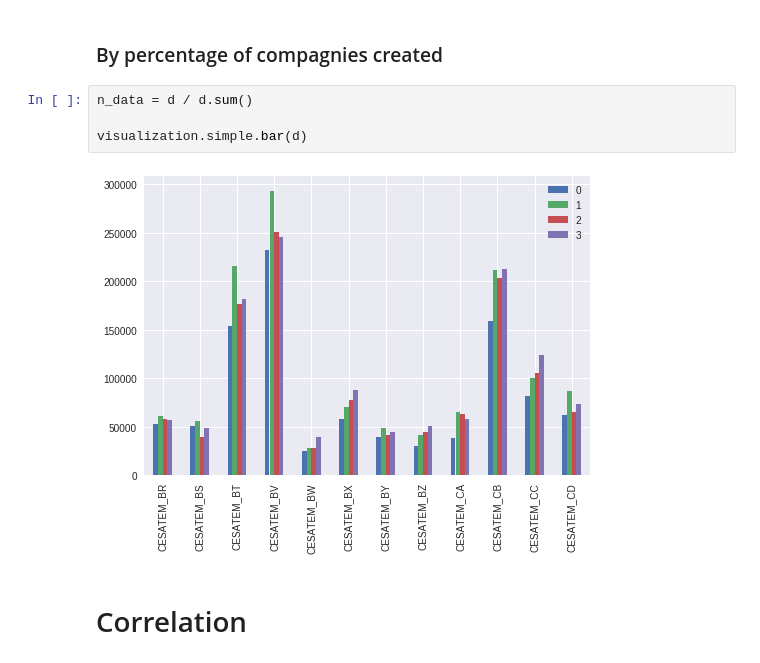
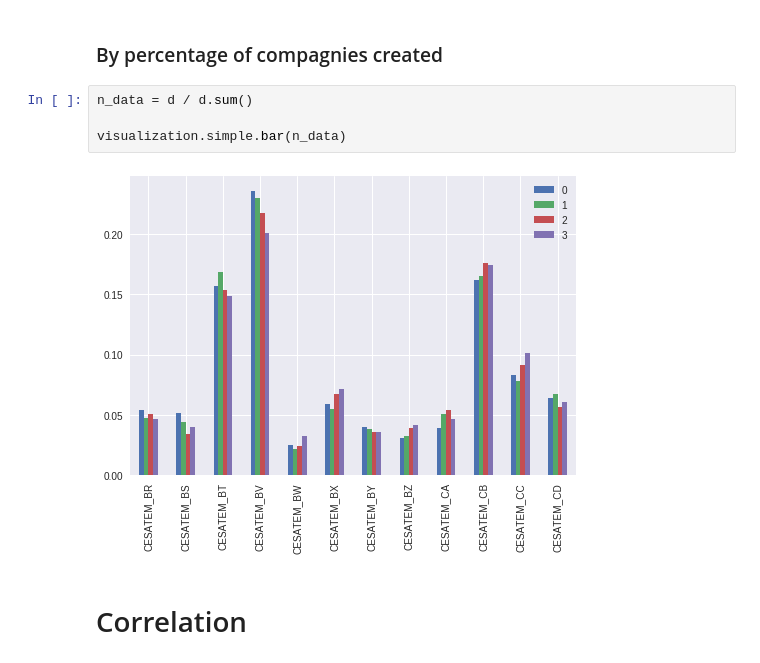
Before and after one commit to sebwdz/JobAnalysis, a Jupyter notebook: notebooks/CESATEM_descriptive_analysis.ipynb, the cells around one changed output. Saved outputs shown, nothing was run; the diff lists cells and outputs as text.

```diff
--- a/notebooks/CESATEM_descriptive_analysis.ipynb
+++ b/notebooks/CESATEM_descriptive_analysis.ipynb
@@ -83,9 +89,9 @@ visualization.simple.bar(d)
 # %%
 n_data = d / d.sum()
 
-visualization.simple.bar(d)
+visualization.simple.bar(n_data)
 # %% [output]
-[figure, old version]
+[figure, new version]
 # %% [markdown]
 # Correlation
 # %%
```
Also changed, not shown: parts of 3 cells of this notebook, 7 other files.
